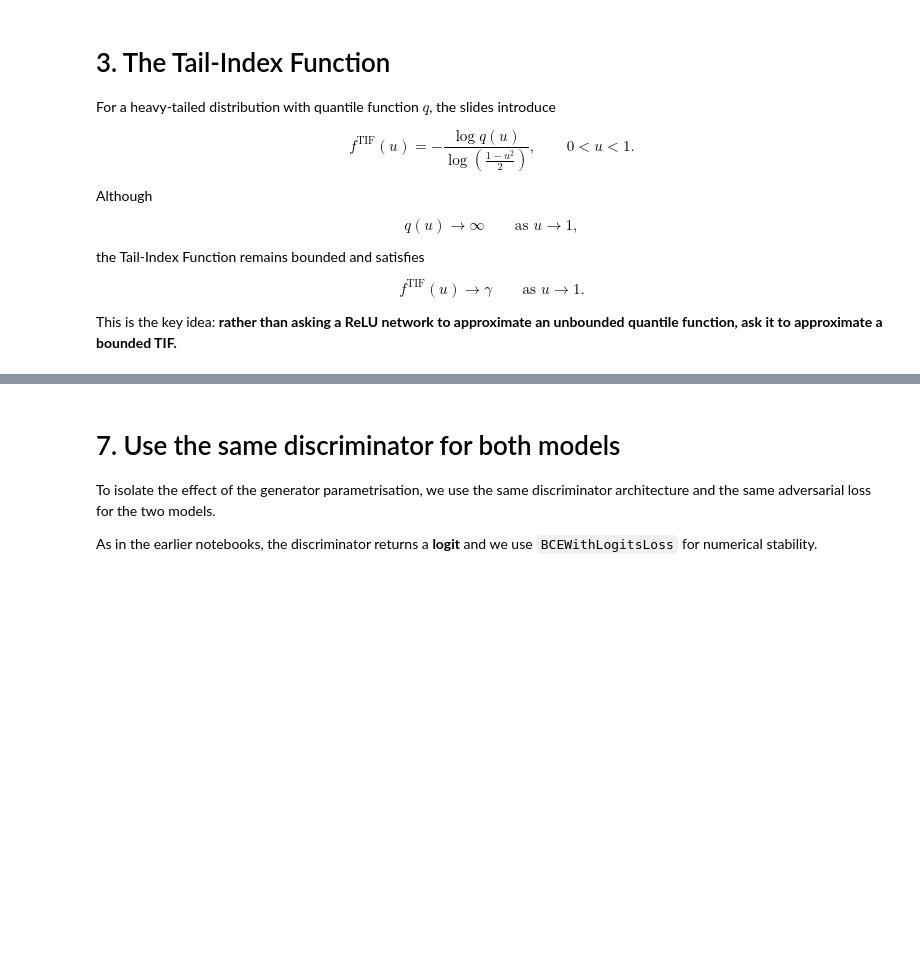
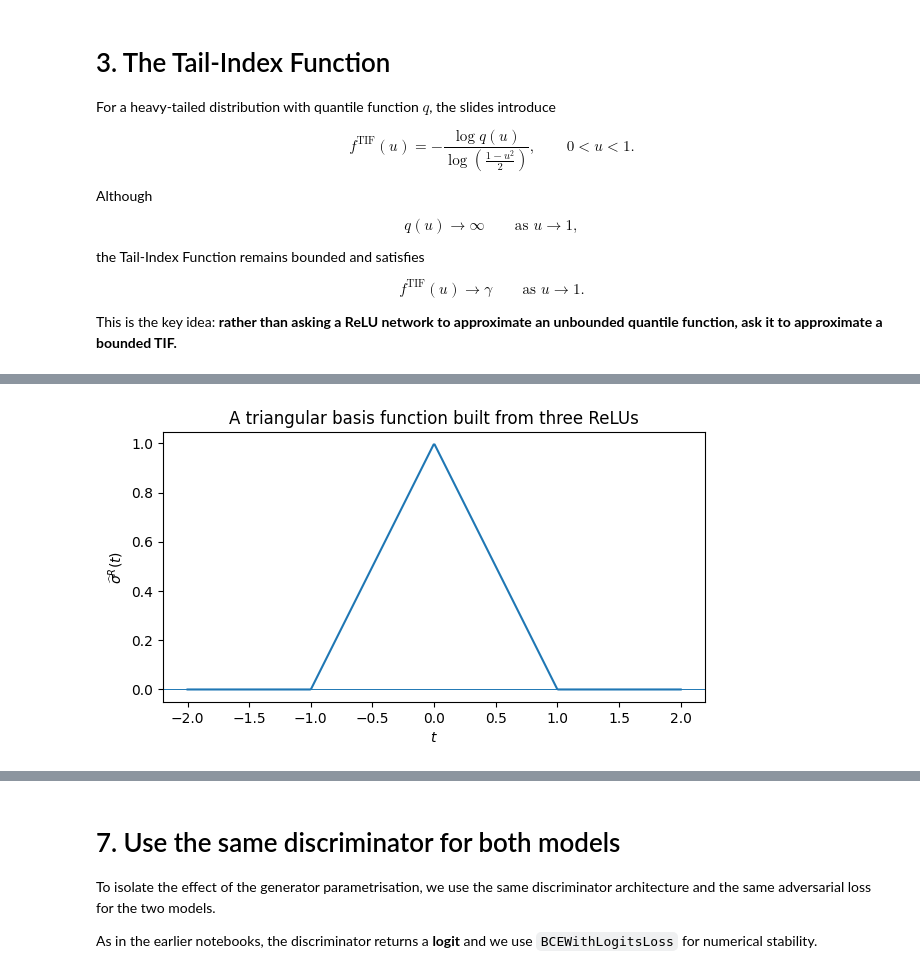
Before and after one commit to Jbrich95/GAMEX_summer_school_GANs, a Jupyter notebook: 02_evGAN_vs_standard_GAN_1d.ipynb, the cells around one changed output, grey strips where cells are left out. Saved outputs shown, nothing was run; the diff lists cells and outputs as text; code cells hidden in the pictures; blank space fills up the shorter version.

```diff
--- a/02_evGAN_vs_standard_GAN_1d.ipynb
+++ b/02_evGAN_vs_standard_GAN_1d.ipynb
@@ -349,0 +495,21 @@ smoothly impose the boundary corrections.
+# %%
+# The triangular basis used in the ReLU approximation argument
+
+def relu_hat(t):
+    return (
+        torch.relu(t + 1.0)
+        - 2.0 * torch.relu(t)
+        + torch.relu(t - 1.0)
+    )
+
+t_hat = torch.linspace(-2.0, 2.0, 500)
+
+plt.figure(figsize=(7, 3.5))
+plt.plot(t_hat.numpy(), relu_hat(t_hat).numpy())
+plt.axhline(0, linewidth=0.7)
+plt.xlabel(r"$t$")
+plt.ylabel(r"$\widehat{\sigma}^R(t)$")
+plt.title("A triangular basis function built from three ReLUs")
+plt.show()
+# %% [output]
+[figure, added]
```
Also changed, not shown: parts of 36 cells of this notebook, 4 other files.
